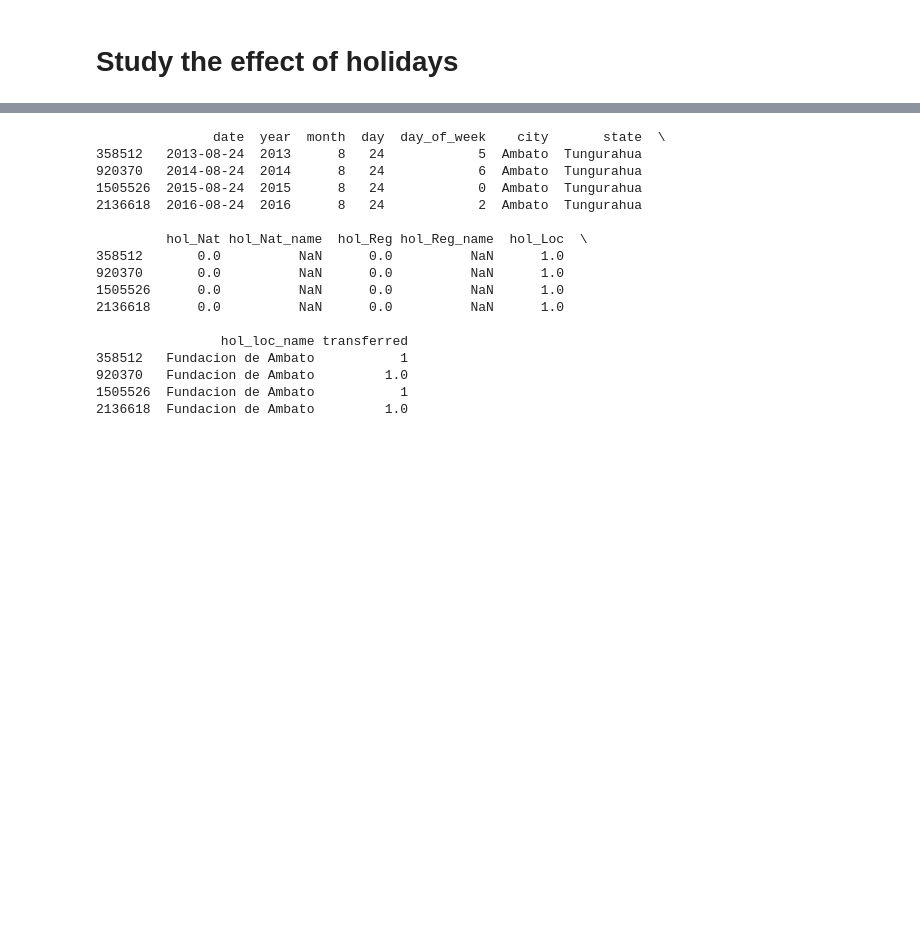
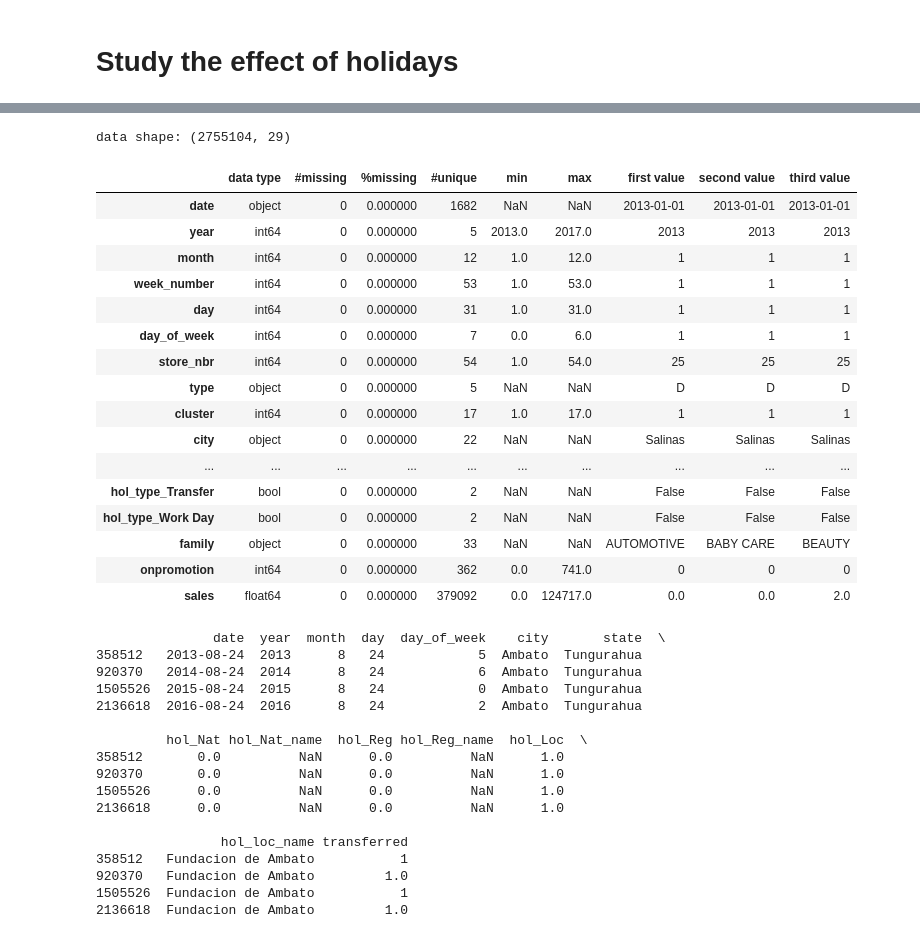
Before and after one commit to arielxinsu/Erdos_Grocery_Sales, a Jupyter notebook: holidays.ipynb, the cells around one changed output, grey strips where cells are left out. Cells and saved outputs as stored; diff of their text form; code cells hidden in the pictures; blank space fills up the shorter version.

Commit message:
holidays
Checked on the sales of regional holidays.
Rest needs to check data frame itself.

```diff
--- a/holidays.ipynb
+++ b/holidays.ipynb
@@ -144,7 +142,26 @@ FileNotFoundError: [Errno 2] No such file or directory: '/Users/fdy233/Library/C
 # %%
 # Uncomment this to see a summary of the df.
-#utility.summary(df)
+utility.summary(df)
 #utility.df_info(df)
+# %% [output]
+data shape: (2755104, 29)
+|  | data type | #missing | %missing | #unique | min | max | first value | second value | third value |
+| date | object | 0 | 0.000000 | 1682 | NaN | NaN | 2013-01-01 | 2013-01-01 | 2013-01-01 |
+| year | int64 | 0 | 0.000000 | 5 | 2013.0 | 2017.0 | 2013 | 2013 | 2013 |
+| month | int64 | 0 | 0.000000 | 12 | 1.0 | 12.0 | 1 | 1 | 1 |
+| week_number | int64 | 0 | 0.000000 | 53 | 1.0 | 53.0 | 1 | 1 | 1 |
+| day | int64 | 0 | 0.000000 | 31 | 1.0 | 31.0 | 1 | 1 | 1 |
+| day_of_week | int64 | 0 | 0.000000 | 7 | 0.0 | 6.0 | 1 | 1 | 1 |
+| store_nbr | int64 | 0 | 0.000000 | 54 | 1.0 | 54.0 | 25 | 25 | 25 |
+| type | object | 0 | 0.000000 | 5 | NaN | NaN | D | D | D |
+| cluster | int64 | 0 | 0.000000 | 17 | 1.0 | 17.0 | 1 | 1 | 1 |
+| city | object | 0 | 0.000000 | 22 | NaN | NaN | Salinas | Salinas | Salinas |
+| ... | ... | ... | ... | ... | ... | ... | ... | ... | ... |
+| hol_type_Transfer | bool | 0 | 0.000000 | 2 | NaN | NaN | False | False | False |
+| hol_type_Work Day | bool | 0 | 0.000000 | 2 | NaN | NaN | False | False | False |
+| family | object | 0 | 0.000000 | 33 | NaN | NaN | AUTOMOTIVE | BABY CARE | BEAUTY |
+| onpromotion | int64 | 0 | 0.000000 | 362 | 0.0 | 741.0 | 0 | 0 | 0 |
+| sales | float64 | 0 | 0.000000 | 379092 | 0.0 | 124717.0 | 0.0 | 0.0 | 2.0 |
 # %%
 df_hol = df[(df.hol_Nat == 1) | (df.hol_Reg == 1) | (df.hol_Loc == 1)  ]
 df_hol = df_hol[['date', 'year','month','day','day_of_week','city','state','hol_Nat','hol_Nat_name',
```
Also changed, not shown: parts of 18 cells of this notebook.
